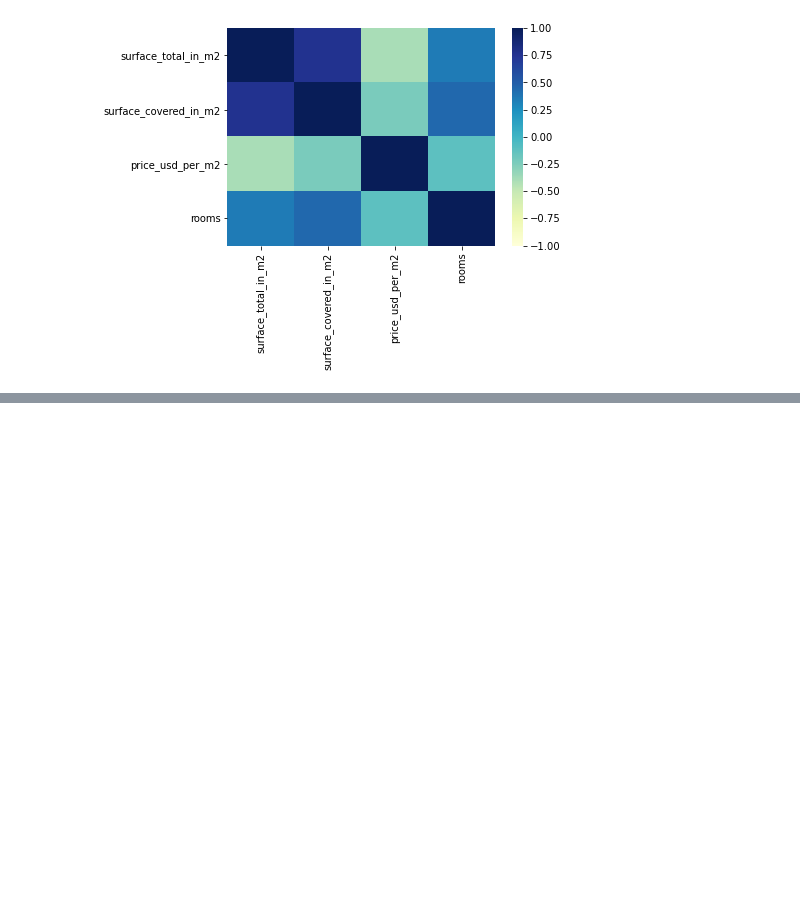
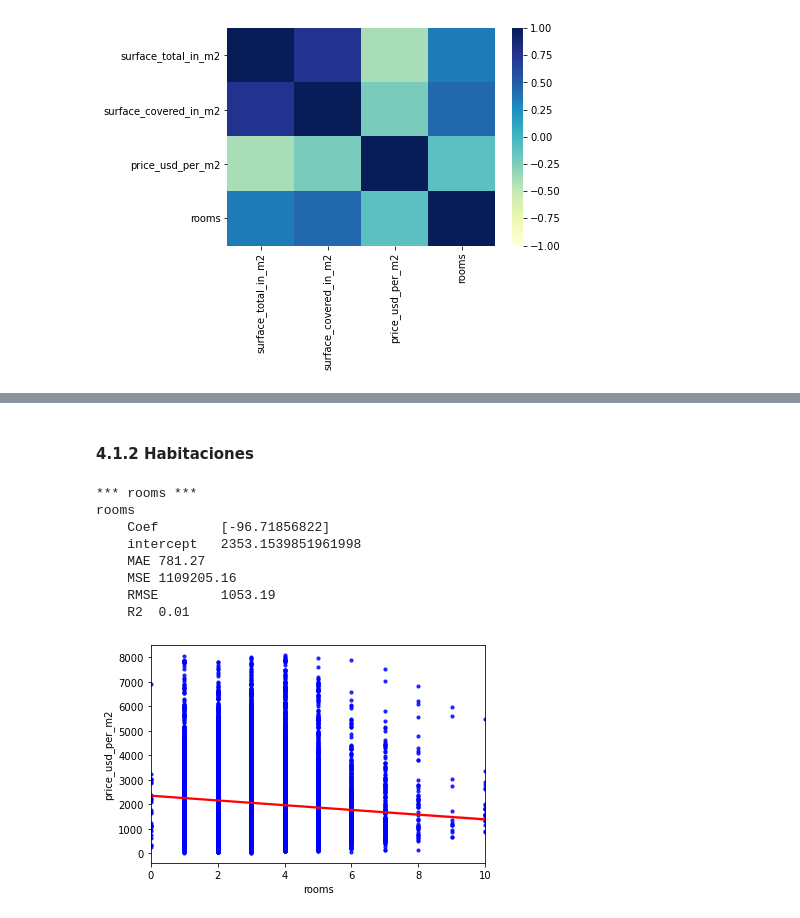
Before and after one commit to szl30n/ProyectosDHDS, a Jupyter notebook: TP2/Enzo.ipynb, the cells around one changed output, grey strips where cells are left out. Cells and saved outputs as stored; diff of their text form; code cells hidden in the pictures; blank space fills up the shorter version.

```diff
--- a/TP2/Enzo.ipynb
+++ b/TP2/Enzo.ipynb
@@ -124,0 +133,18 @@ R2      0.01
+# %% [markdown]
+#### 4.1.2 Habitaciones
+# %%
+# Habitaciones
+print("*** rooms ***")
+X = data[['rooms']]
+y = data['price_usd_per_m2']
+rls_func(X,y,'rooms')
+# %% [output]
+*** rooms ***
+rooms
+    Coef        [-96.71856822]
+    intercept   2353.1539851961998
+    MAE 781.27
+    MSE 1109205.16
+    RMSE        1053.19
+    R2  0.01
+[figure, added]
```
Also changed, not shown: parts of 34 cells of this notebook, 1 other file.
